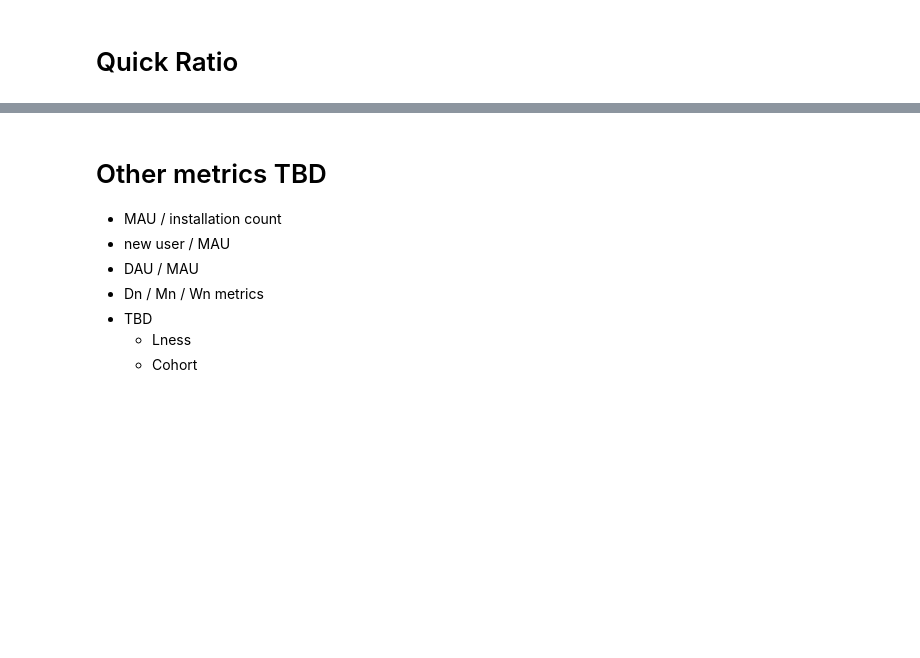
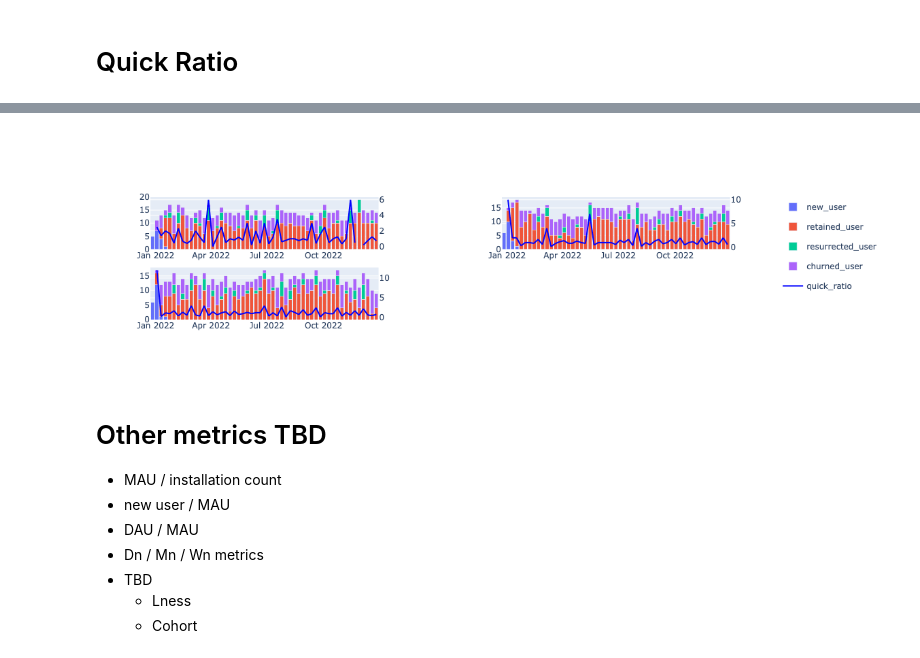
Before and after one commit to hidek84/product-growth-analysis, a Jupyter notebook: product-growth-analysis.ipynb, the cells around one changed output, grey strips where cells are left out. Cells and saved outputs as stored; diff of their text form; code cells hidden in the pictures; blank space fills up the shorter version.

Commit message:
add secondary-y

```diff
--- a/product-growth-analysis.ipynb
+++ b/product-growth-analysis.ipynb
@@ -404,3 +416,59 @@ plotly                        5.9.0           An open-source, interactive d...
+# %%
+fig_per_group = (
+    px.bar(
+        new.reset_index(),
+        x=COL_TIMESTAMP,
+        y=["new_user", "retained_user", "resurrected_user", "churned_user"],
+        **facet_col_args,
+    )
+).update_layout(**commomn_layout)
+
+fig_quick_ratio = (
+    px.line(
+        new.reset_index(),
+        x=COL_TIMESTAMP,
+        y=["quick_ratio"],
+        markers=False,
+        render_mode="webgl",
+        **facet_col_args,
+    ).update_traces(line_color="blue")
+).update_layout(**commomn_layout)
+
+
+# https://github.com/plotly/plotly.py/issues/2232
+import math
+
+num_cols = 2
+num_rows = 2
+spec_list = [{"secondary_y": True} for x in range(0, num_cols)]
+spec_list = [spec_list for y in range(0, num_rows)]
+# spec_list = [spec_list , [{"secondary_y": True}, None]]
+# print(spec_list)
+fig = make_subplots(cols=num_cols, rows=num_rows, specs=spec_list)
+# print(fig)
+
+p1 = fig_per_group
+p2 = fig_quick_ratio
+
+for i, data in enumerate(p1.data):
+    ii = i % 3
+    # print(i, data.name, data.xaxis, data.yaxis)
+    row = math.ceil((ii + 1) / num_cols)
+    col = ii + 1 - (row - 1) * num_cols
+    # print(row, col)
+    fig.add_trace(data, secondary_y=False, row=row, col=col)
+
+for i, data in enumerate(p2.data):
+    # print(i, data.name, data.xaxis, data.yaxis)
+    row = math.ceil((i + 1) / num_cols)
+    col = i + 1 - (row - 1) * num_cols
+    # print(row, col)
+    fig.add_trace(data, secondary_y=True, row=row, col=col)
+
+fig.update_layout({"barmode": "stack"})
+fig.show()
+# %% [output]
+[figure, added]
 # %% [markdown]
 # Other metrics TBD
 * MAU / installation count
```
Also changed, not shown: parts of 5 cells of this notebook.
